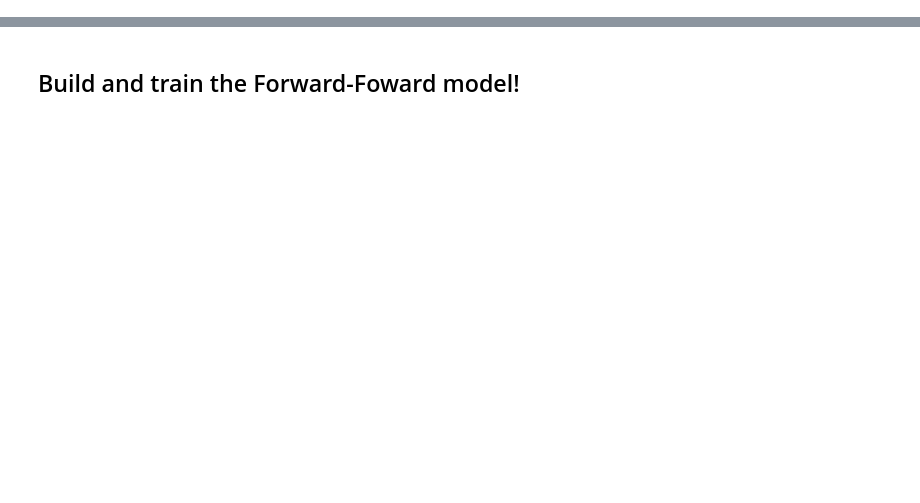
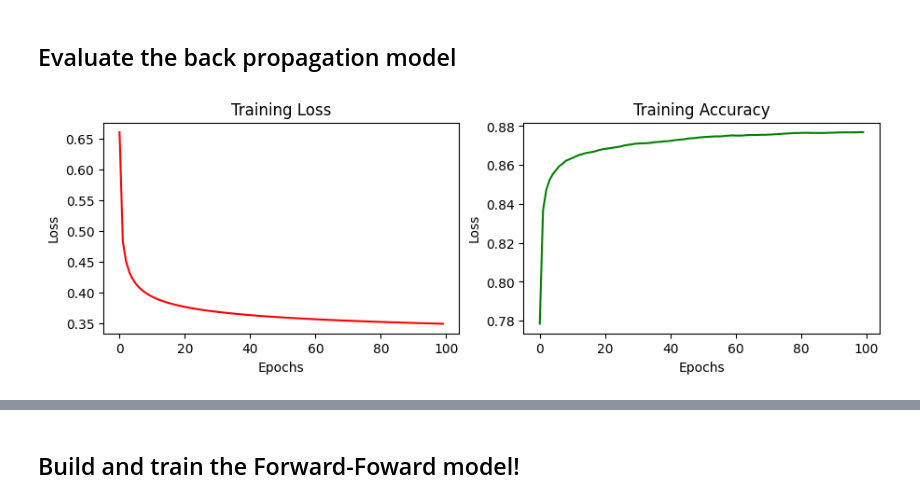
Before and after one commit to karencfisher/forward-forward, a Jupyter notebook: fashion_mnist.ipynb, the cells around one changed output, grey strips where cells are left out. Saved outputs shown, nothing was run; the diff lists cells and outputs as text; code cells hidden in the pictures; blank space fills up the shorter version.

```diff
--- a/fashion_mnist.ipynb
+++ b/fashion_mnist.ipynb
@@ -74,0 +48,6 @@ Downloading data from https://storage.googleapis.com/tensorflow/tf-keras-dataset
+# %%
+clf = Sequential([InputLayer(input_shape=(28, 28)),
+                  Flatten(),
+                  Dense(10, activation='softmax')])
+clf.compile(optimizer='adam', loss='sparse_categorical_crossentropy', metrics=['accuracy'])
+history = clf.fit(train_dataset, epochs=100, verbose=1)
@@ -74,0 +72,6 @@ Downloading data from https://storage.googleapis.com/tensorflow/tf-keras-dataset
+# %% [markdown]
+## Evaluate the back propagation model
+# %%
+utils.plot_history(history.history)
+# %% [output]
+[figure, added]
```
Also changed, not shown: parts of 29 cells of this notebook, 3 other files.
